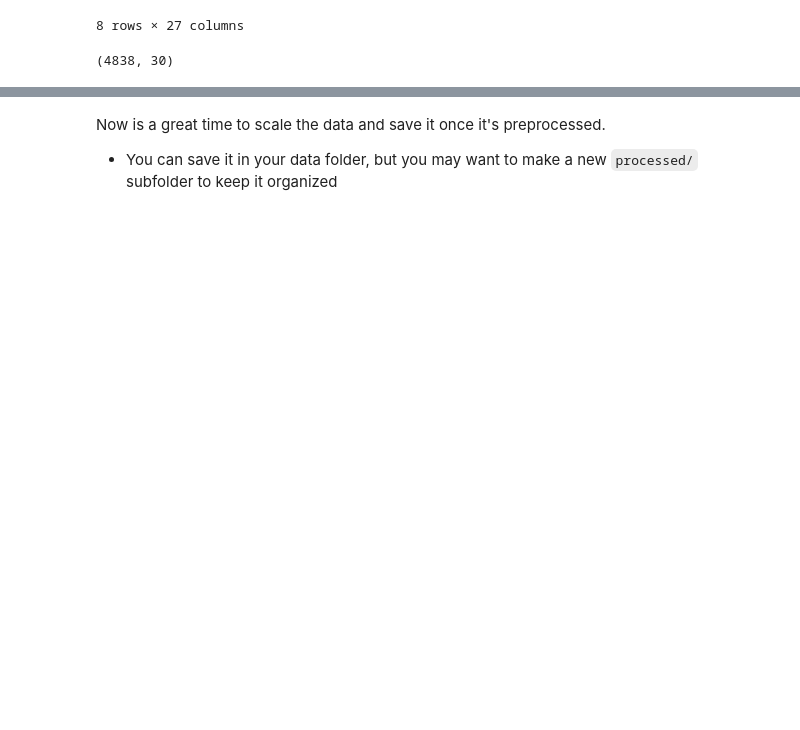
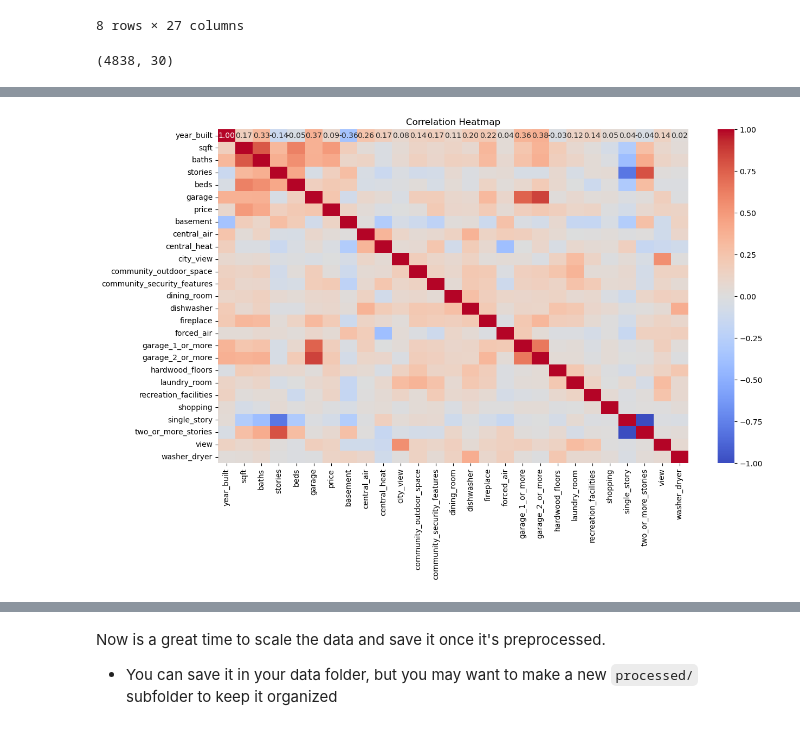
Before and after one commit to imarri01/SupervisedLearning_ML, a Jupyter notebook: notebooks/1 - EDA.ipynb, the cells around one changed output, grey strips where cells are left out. Drawn from its saved outputs; the diff is of its cells as text; code cells hidden in the pictures; blank space fills up the shorter version.

Commit message:
Added EDA visualizations

```diff
--- a/notebooks/1 - EDA.ipynb
+++ b/notebooks/1 - EDA.ipynb
@@ -585,0 +552,11 @@ tags_data = df_final.select_dtypes(include=['float64', 'int64']).iloc[:, 7:]
+# %%
+# Calculate the correlation matrix
+corr = df_final.corr()
+
+# Plot pf heatmap
+plt.figure(figsize=(14, 8))
+sns.heatmap(corr, annot=True, cmap='coolwarm', fmt='.2f')
+plt.title('Correlation Heatmap')
+plt.show()
+# %% [output]
+[figure, added]
```
Also changed, not shown: parts of 29 cells of this notebook, 6 other files.
